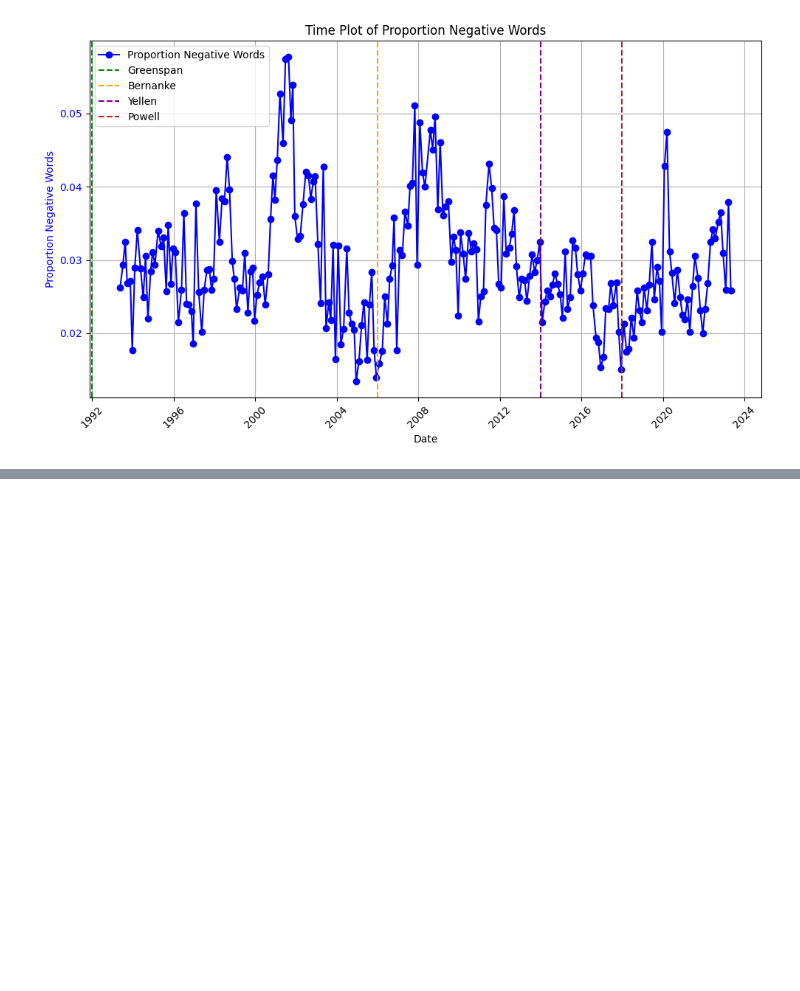
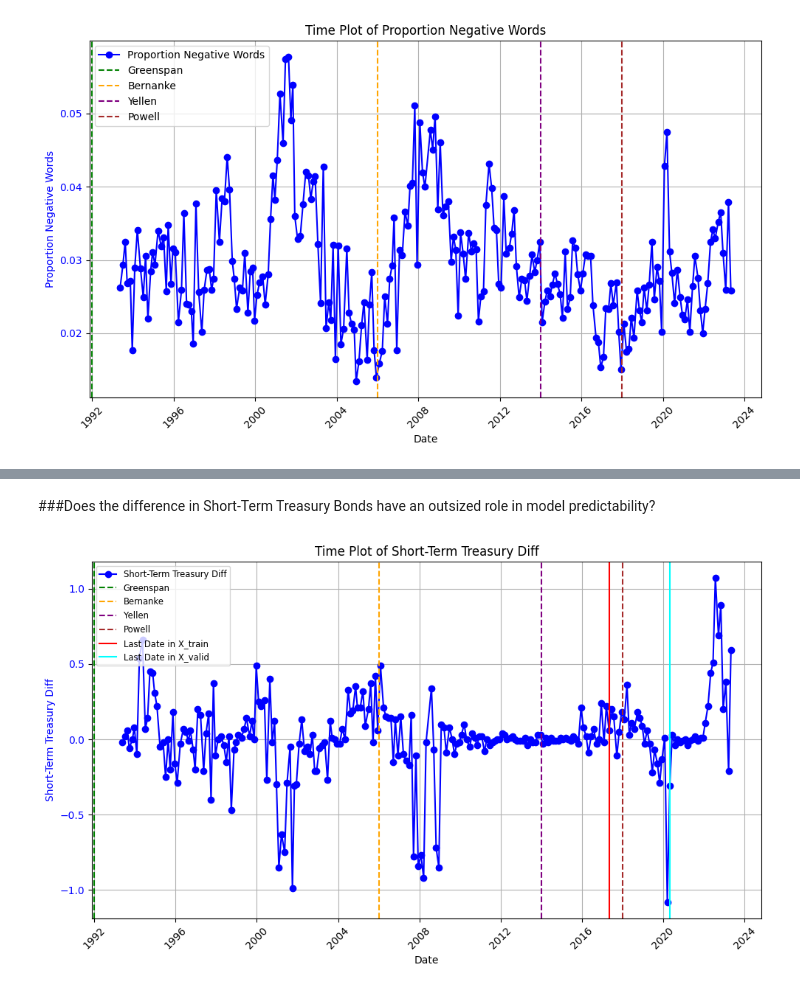
Before and after one commit to abactat/FOMC_Sentiment_Analysis, a Jupyter notebook: notebooks/Model Risk, Bias, Ethics.ipynb, the cells around one changed output, grey strips where cells are left out. Saved outputs shown, nothing was run; the diff lists cells and outputs as text; code cells hidden in the pictures; blank space fills up the shorter version.

```diff
--- a/notebooks/Model Risk, Bias, Ethics.ipynb
+++ b/notebooks/Model Risk, Bias, Ethics.ipynb
@@ -270,0 +835,41 @@ NameError: name 'train' is not defined
+# %% [markdown]
+###Does the difference in Short-Term Treasury Bonds have an outsized role in model predictability?
+# %%
+# Ensure that the 'Date' column is in datetime format
+dataset_adjusted['Date'] = pd.to_datetime(dataset_adjusted['Date'])
+
+# Sort the DataFrame by 'Date'
+dataset_adjusted = dataset_adjusted.sort_values('Date')
+
+# Create a figure and a set of subplots
+fig, ax = plt.subplots(figsize=(10, 6))
+
+# Creating the y-axis for 'Short-Term Treasury Diff'
+ax.set_xlabel('Date')
+ax.set_ylabel('Short-Term Treasury Diff', color='blue')
+ax.plot(dataset_adjusted['Date'], dataset_adjusted['Short-Term Treasury Diff'], color='blue', marker='o', label='Short-Term Treasury Diff')
+ax.tick_params(axis='y', labelcolor='blue')
+
+# Adding vertical lines at the specified years
+ax.axvline(pd.Timestamp('1992-01-01'), color='green', linestyle='--', label='Greenspan')
+ax.axvline(pd.Timestamp('2006-01-01'), color='orange', linestyle='--', label='Bernanke')
+ax.axvline(pd.Timestamp('2014-01-01'), color='purple', linestyle='--', label='Yellen')
+ax.axvline(pd.Timestamp('2018-01-01'), color='brown', linestyle='--', label='Powell')
+
+# Adding vertical lines for the last 'Date' value in X_train and X_valid
+ax.axvline(Date_train.iloc[-1], color='red', linestyle='-', label='Last Date in X_train')
+ax.axvline(Date_valid.iloc[-1], color='cyan', linestyle='-', label='Last Date in X_valid')
+
+# Adding a legend with smaller font size
+ax.legend(loc='upper left', fontsize='small')
+
+# Adding a title and grid
+plt.title('Time Plot of Short-Term Treasury Diff')
+plt.xticks(rotation=45)
+plt.grid(True)
+plt.tight_layout()
+
+# Show the plot
+plt.show()
+# %% [output]
+[figure, added]
```
Also changed, not shown: parts of 42 cells of this notebook, 14 other files.
